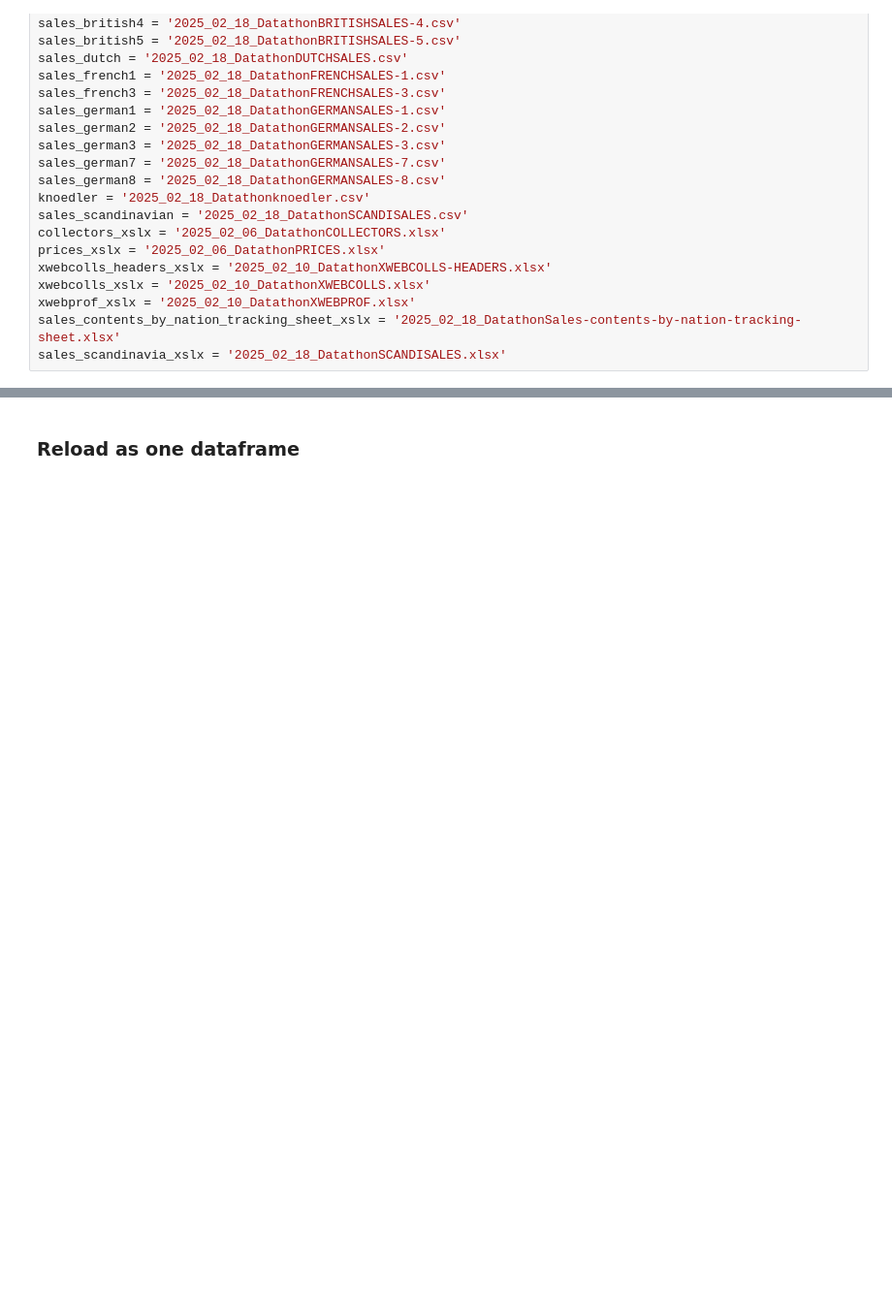
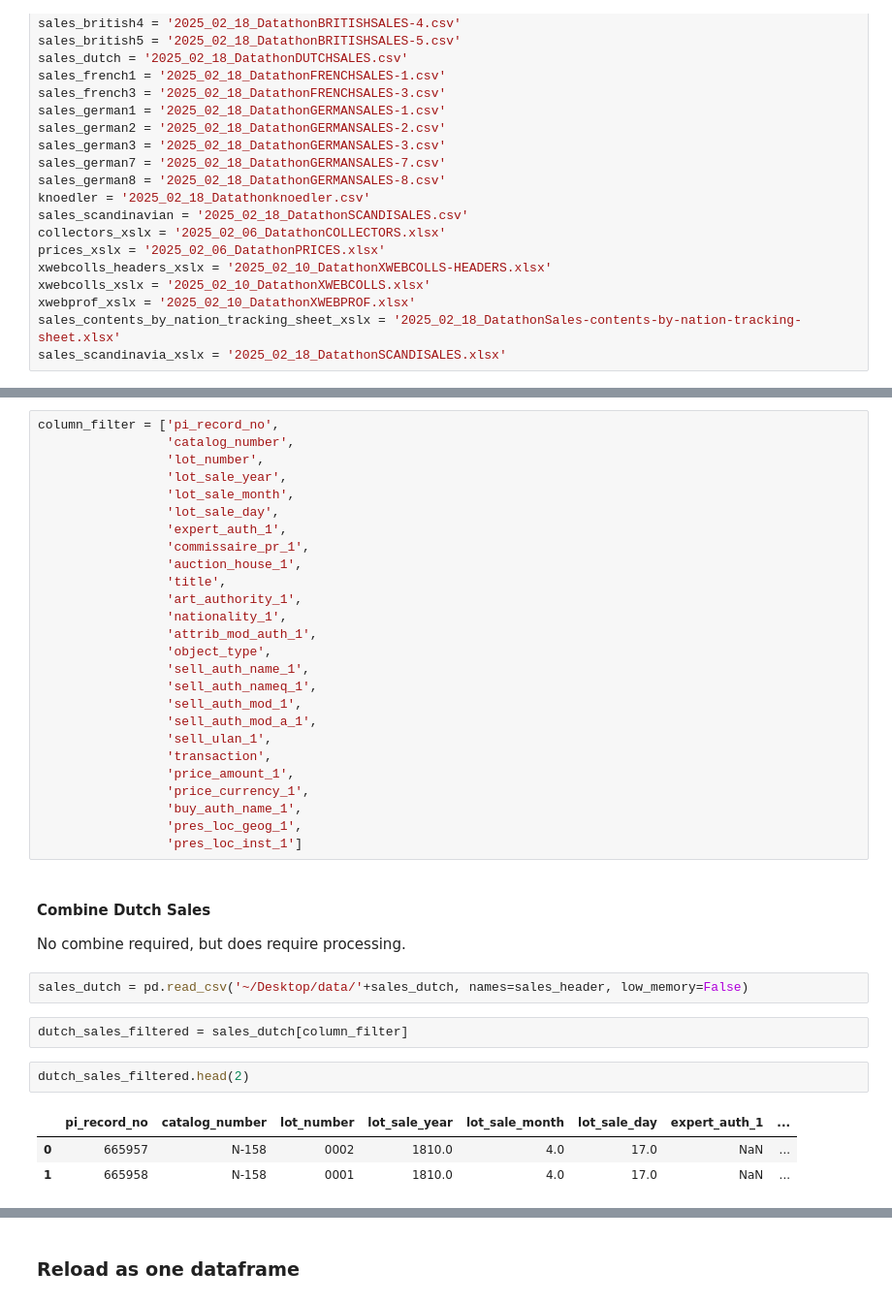
Before and after one commit to pyzmark/gpi-datathon, a Jupyter notebook: gpi-datathon-notebook.ipynb, the cells around one changed output, grey strips where cells are left out. Shown at 97% size. Saved outputs shown, nothing was run; the diff lists cells and outputs as text; blank space fills up the shorter version.

```diff
--- a/gpi-datathon-notebook.ipynb
+++ b/gpi-datathon-notebook.ipynb
@@ -58,0 +64,39 @@ sales_scandinavia_xslx = '2025_02_18_DatathonSCANDISALES.xlsx'
+# %%
+column_filter = ['pi_record_no',
+                 'catalog_number',
+                 'lot_number',
+                 'lot_sale_year',
+                 'lot_sale_month',
+                 'lot_sale_day',
+                 'expert_auth_1',
+                 'commissaire_pr_1',
+                 'auction_house_1',
+                 'title',
+                 'art_authority_1',
+                 'nationality_1',
+                 'attrib_mod_auth_1',
+                 'object_type',
+                 'sell_auth_name_1',
+                 'sell_auth_nameq_1',
+                 'sell_auth_mod_1',
+                 'sell_auth_mod_a_1',
+                 'sell_ulan_1',
+                 'transaction',
+                 'price_amount_1',
+                 'price_currency_1',
+                 'buy_auth_name_1',
+                 'pres_loc_geog_1',
+                 'pres_loc_inst_1']
+# %% [markdown]
+#### Combine Dutch Sales
+No combine required, but does require processing.
+# %%
+sales_dutch = pd.read_csv('~/Desktop/data/'+sales_dutch, names=sales_header, low_memory=False)
+# %%
+dutch_sales_filtered = sales_dutch[column_filter]
+# %%
+dutch_sales_filtered.head(2)
+# %% [output]
+|  | pi_record_no | catalog_number | lot_number | lot_sale_year | lot_sale_month | lot_sale_day | expert_auth_1 | ... |
+| 0 | 665957 | N-158 | 0002 | 1810.0 | 4.0 | 17.0 | NaN | ... |
+| 1 | 665958 | N-158 | 0001 | 1810.0 | 4.0 | 17.0 | NaN | ... |
```
Also changed, not shown: parts of 79 cells of this notebook, 32 other files.
